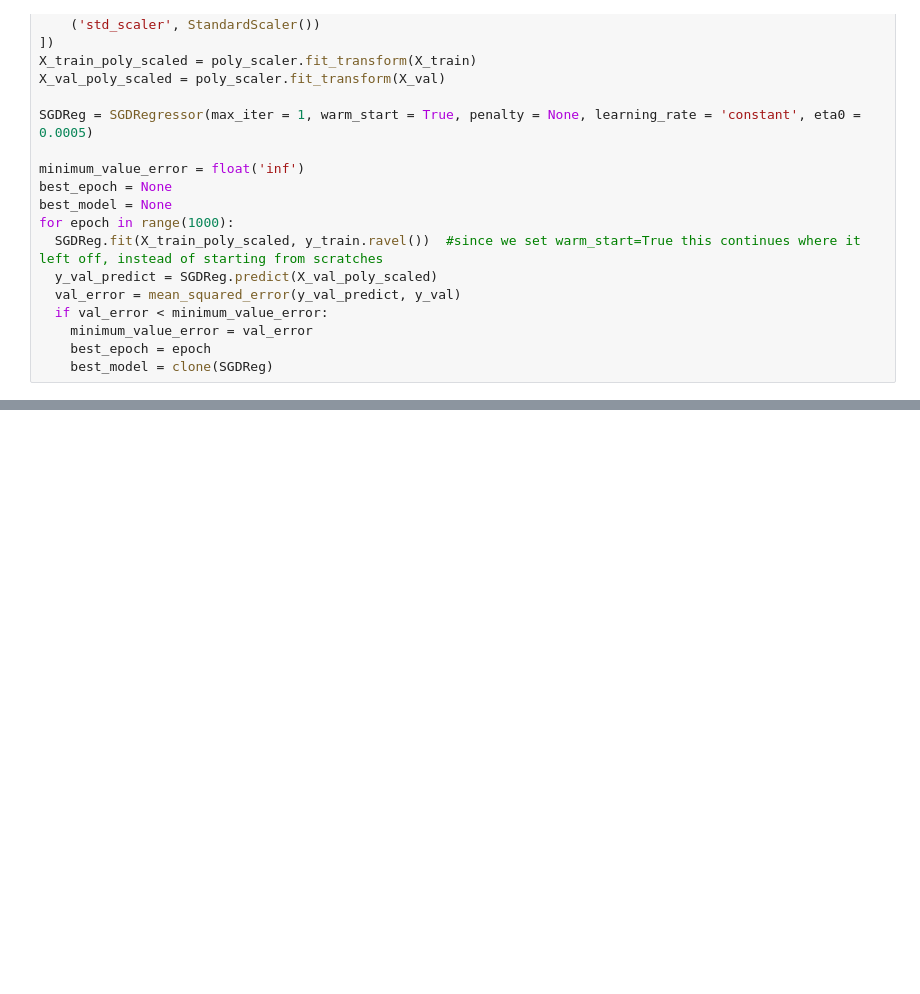
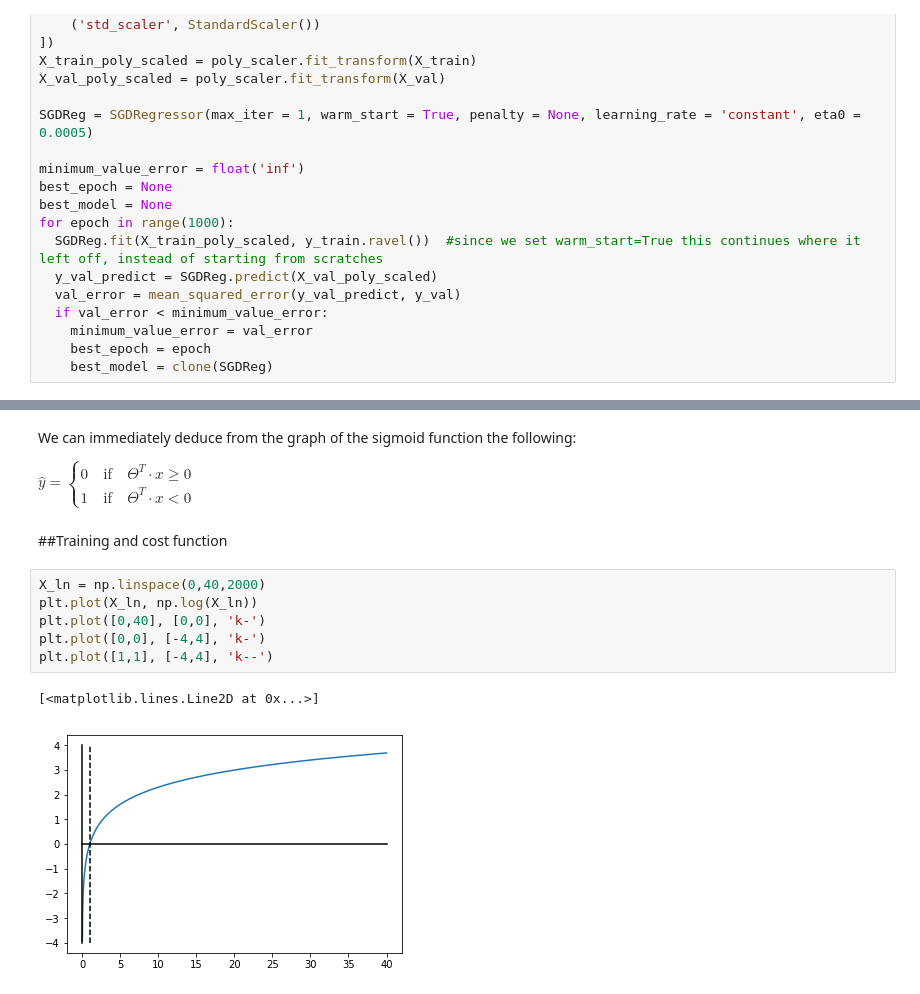
Before and after one commit to ChiaraAlba/Decision-Tree, a Jupyter notebook: practice.ipynb, the cells around one changed output, grey strips where cells are left out. Saved outputs shown, nothing was run; the diff lists cells and outputs as text; blank space fills up the shorter version.

```diff
--- a/practice.ipynb
+++ b/practice.ipynb
@@ -530,0 +534,18 @@ plt.legend(loc = 0, fontsize=14)
+# %% [markdown]
+We can immediately deduce from the graph of the sigmoid function the following:
+
+$\hat{y} = \begin{cases}
+0 \quad \text{if} \quad \Theta^T\cdot x \geq 0 \\
+1  \quad \text{if} \quad \Theta^T\cdot x < 0
+\end{cases}$
+# %% [markdown]
+##Training and cost function
+# %%
+X_ln = np.linspace(0,40,2000)
+plt.plot(X_ln, np.log(X_ln))
+plt.plot([0,40], [0,0], 'k-')
+plt.plot([0,0], [-4,4], 'k-')
+plt.plot([1,1], [-4,4], 'k--')
+# %% [output]
+[<matplotlib.lines.Line2D at 0x...>]
+[figure, added]
```
Also changed, not shown: parts of 35 cells of this notebook.
